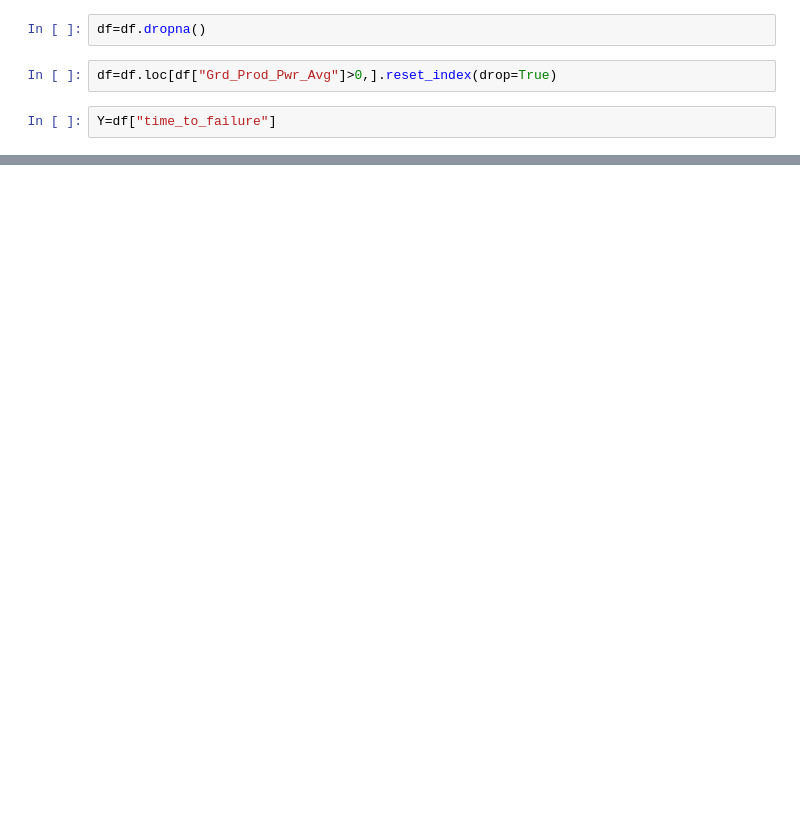
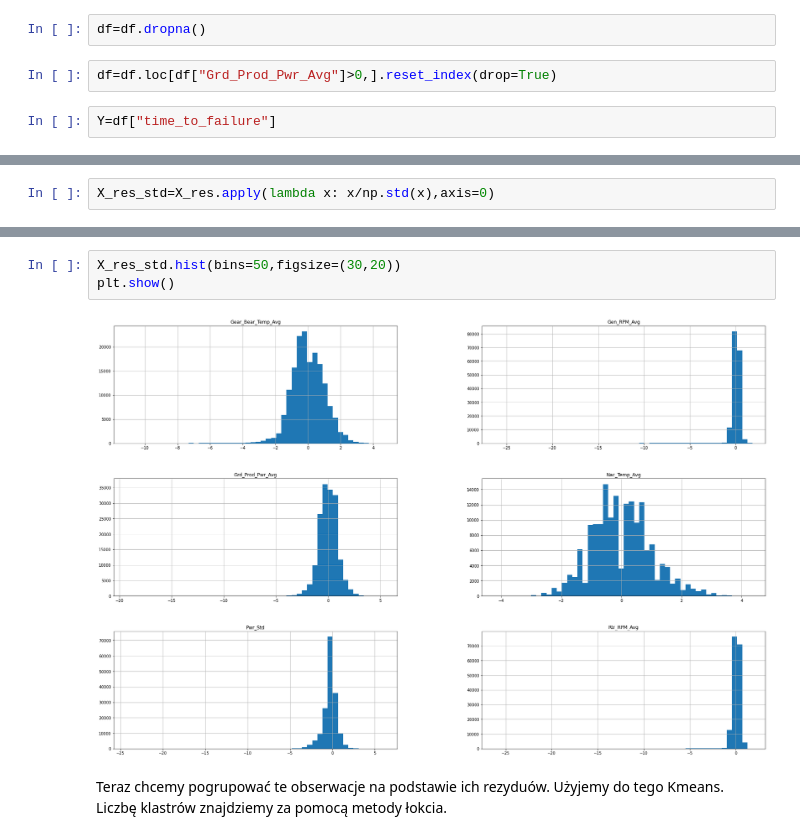
Before and after one commit to AntoniKedzierski/Windfarm, a Jupyter notebook: eda.ipynb, the cells around one changed output, grey strips where cells are left out. Cells and saved outputs as stored; diff of their text form; blank space fills up the shorter version.

```diff
--- a/eda.ipynb
+++ b/eda.ipynb
@@ -259,0 +273,2 @@ def my_density(x,miu,sig,pi,alfa,beta):
+# %%
+X_res_std=X_res.apply(lambda x: x/np.std(x),axis=0)
@@ -259,0 +286,7 @@ def my_density(x,miu,sig,pi,alfa,beta):
+# %%
+X_res_std.hist(bins=50,figsize=(30,20))
+plt.show()
+# %% [output]
+[figure, added]
+# %% [markdown]
+Teraz chcemy pogrupować te obserwacje na podstawie ich rezyduów. Użyjemy do tego Kmeans. Liczbę klastrów znajdziemy za pomocą metody łokcia.
```
Also changed, not shown: parts of 74 cells of this notebook.
